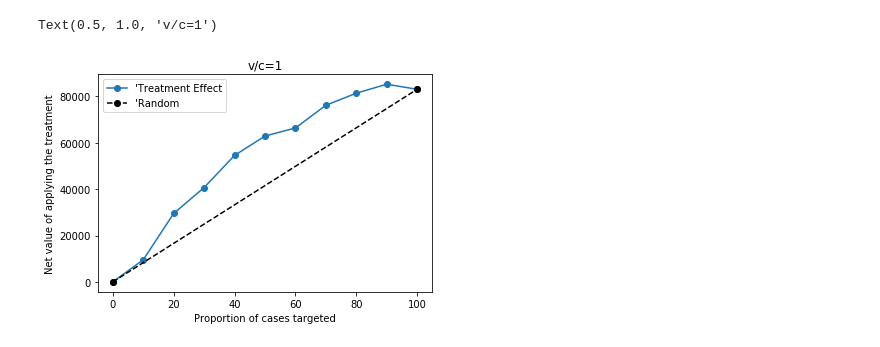
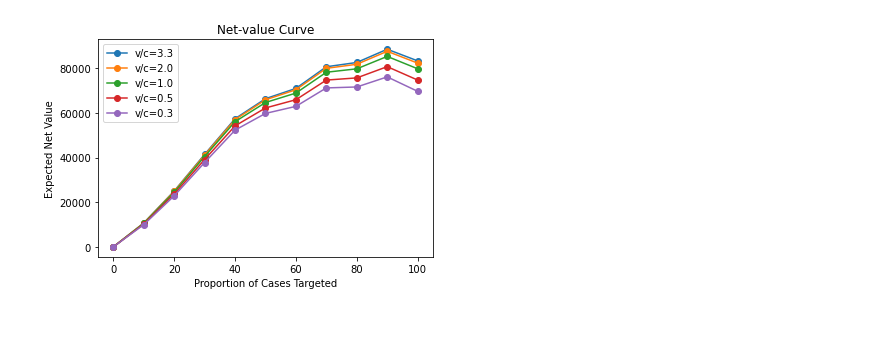
Before and after one commit to zahradbozorgi/prescriptiveMonitoringORF, a Jupyter notebook: bpi2019_experiments.ipynb, the cells around one changed output. Drawn from its saved outputs; the diff is of its cells as text; code cells hidden in the pictures.

```diff
--- a/bpi2019_experiments.ipynb
+++ b/bpi2019_experiments.ipynb
@@ -180,6 +60,0 @@ df2['treatment'].value_counts()
-# %%
-# if the dataset is too large
-sampled = df2[df2[treatment]==0].sample(n=10000, random_state=123)
-treated = df2[df2[treatment]==1]
-
-df2 = pd.concat([sampled, treated], axis=0).reset_index(drop=True)
@@ -200,2 +61,3 @@ Name: treatment, dtype: int64
 # %%
+df2 =pd.read_csv('data_bpic19_readyToUse.csv')
 df2['treatment'] = df2[treatment].replace({0:1, 1:0})
@@ -237,4 +63,0 @@ df2_true = df2
-# %%
-df2 = df2_true
-# %%
-df2 = pd.concat([df2.iloc[:,0:50], df2.iloc[:,425:432]], axis=1)
@@ -382,36 +362,45 @@ df_results.to_csv('Results/Change_quantity_valid%s.csv'%str(i), index=False)
 # %%
-net_value = [0]
-v = 1
-c = 1
+# net value curves
+value = [1]
+cost = [0.3,0.5,1,2,3]
 
 percentages = [10,20,30,40,50,60,70,80,90,100]
 
-for n in percentages:
-    num = int(len(df_results)*(n/100))
-    top_n = df_results.nsmallest(num,'Treatment Effects')
-    n_treated = top_n[top_n['treatment']==1].shape[0]
-    n_control = top_n[top_n['treatment']==0].shape[0]
-    scale_factor = n_treated/n_control
+for i in itertools.product(value, cost):
+    v = i[0]
+    c = i[1]
+    net_value = [0]
+    for n in percentages:
+        num = int(len(df_results)*(n/100))
+        top_n = df_results.nsmallest(num,'Treatment Effects')
+        n_treated = top_n[top_n['treatment']==1].shape[0]
+        n_control = top_n[top_n['treatment']==0].shape[0]
+        scale_factor = n_treated/n_control
 
-    treated = top_n[top_n['treatment']==1]['duration'].sum()
-    control = top_n[top_n['treatment']==0]['duration'].sum()
+        treated = top_n[top_n['treatment']==1]['duration'].sum()
+        control = top_n[top_n['treatment']==0]['duration'].sum()
 
-    reduction = (scale_factor*control) - treated
-    net_val = (reduction*v) - (n_treated*c)
-    net_value.append(net_val)
-    #net_value.append(reduction)
+        reduction = (scale_factor*control) - treated
+        net_val = (reduction*v) - (3*n_treated*c)
+#         print(net_val)
+        net_value.append(net_val)
+    #     net_value.append(reduction)
 
-# plt.figure(figsize=(10, 4))
-# plt.subplot(1, 2, 1)
-plt.plot([0]+percentages, net_value, label="'Treatment Effect", marker="o")
-plt.plot([0,percentages[9]], [0,net_value[10]], label="'Random",  marker="o", color='Black',
-         linestyle='dashed')
-plt.xlabel('Proportion of cases targeted')
-plt.ylabel('Net value of applying the treatment')
-plt.legend(loc='best')
-plt.title('v/c=1')
+    #normed = norm = [(float(i)-min(net_value))/(max(net_value)-min(net_value)) for i in net_value]
 
-# plt.savefig('Results/Change_price_valid_vc=1_%s.png'%str(i), format='png', dpi=300)
+
+    # plt.figure(figsize=(10, 4))
+    # plt.subplot(1, 2, 1)
+    plt.plot([0]+percentages, net_value, label="v/c=%s"%str(round(v/c,1)), marker="o")
+    #     plt.plot([0]+percentages, net_value2, label="TE Lower bound", marker="o", color='Green')
+    #     plt.plot([0]+percentages, net_value3, label="TE Upper bound", marker="o", color='Red')
+#     plt.plot([0,percentages[9]], [0,net_value[10]], label="Random Policy",  marker="o", color='Black',
+#              linestyle='dashed')
+    plt.xlabel('Proportion of Cases Targeted')
+    plt.ylabel('Expected Net Value')
+    plt.legend(loc='best')
+    plt.title('Net-value Curve')
+
+plt.savefig('Results/NetVal_curve_BPIC19.png', format='png', dpi=300)
 # %% [output]
-Text(0.5, 1.0, 'v/c=1')
-[figure, old version]
+[figure, new version]
```
Also changed, not shown: parts of 50 cells of this notebook, 1 other file.
